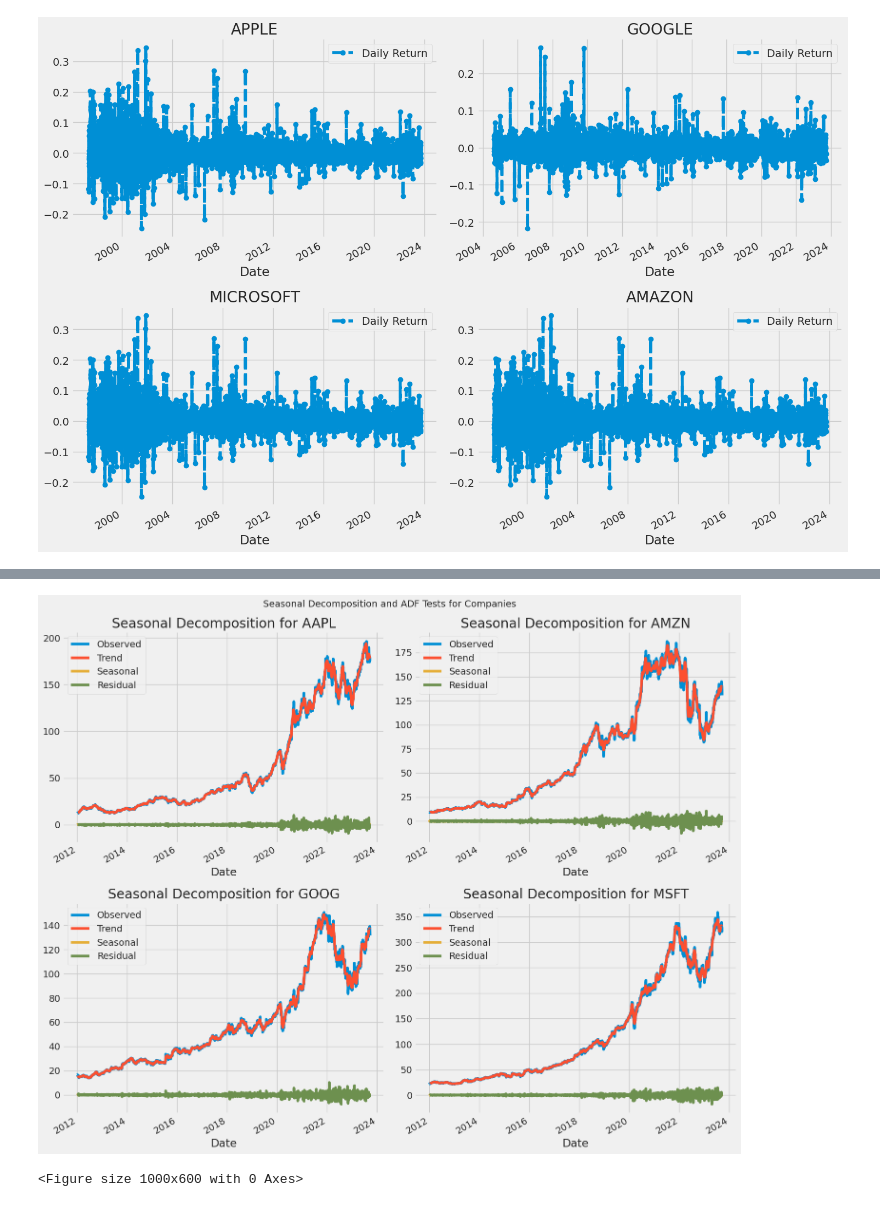
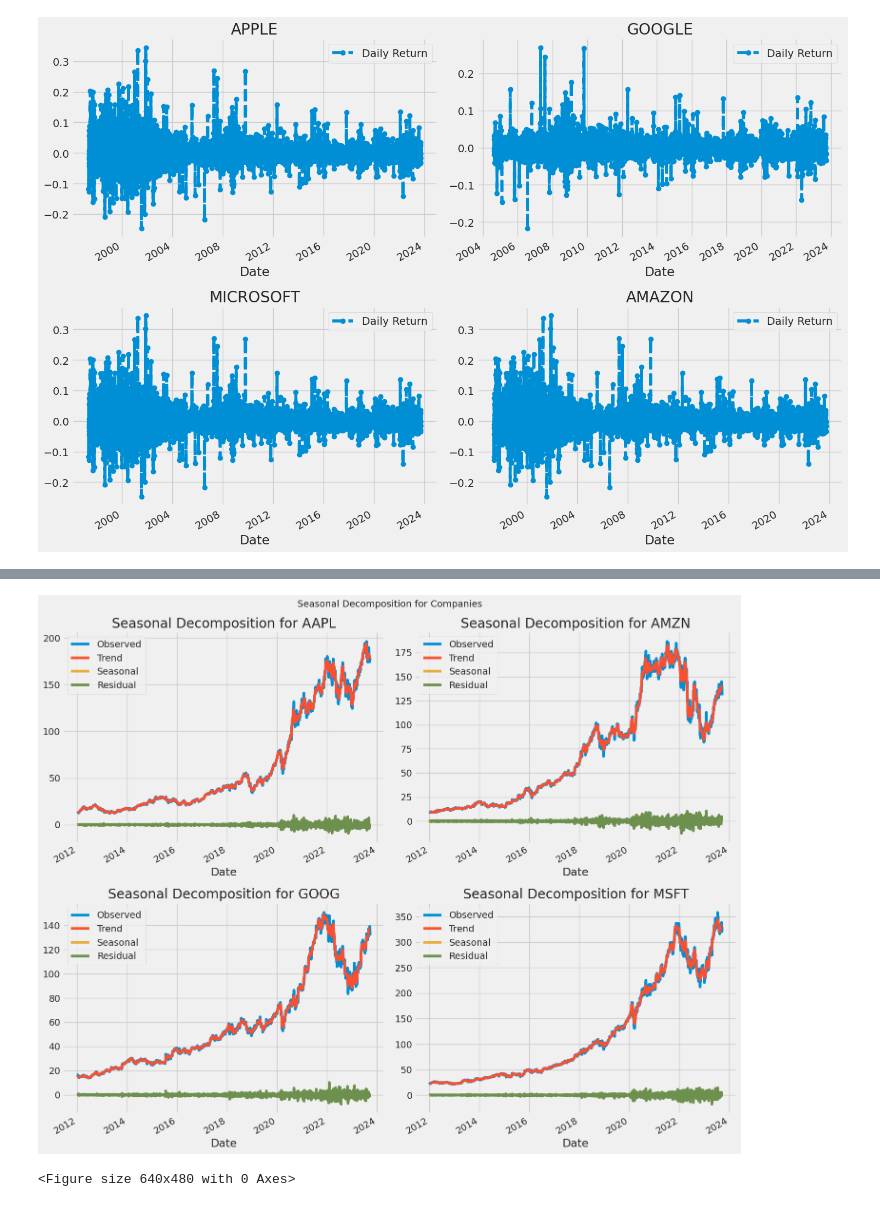
Before and after one commit to mebi-ali/time_series_forecast, a Jupyter notebook: src/notebooks/getting_started_with_time_series.ipynb, the cells around one changed output, grey strips where cells are left out. Drawn from its saved outputs; the diff is of its cells as text; code cells hidden in the pictures.

```diff
--- a/src/notebooks/getting_started_with_time_series.ipynb
+++ b/src/notebooks/getting_started_with_time_series.ipynb
@@ -146,3 +140,6 @@ Dataset (row,col): (4208047, 6)
+# %%
+## Remove 17154 duplicates
+data = data.drop_duplicates()
 # %%
 # check column types
 data.info()
@@ -192,7 +194,7 @@ plt.subplots_adjust(top=1.25, bottom=1.2)
 for i, company in enumerate(COMMON_COMPANIES, 1):
     plt.subplot(2, 2, i)
     data[data['Company'] == company]['Close'].plot(color='red', )
-    plt.ylabel('Close')
+    plt.ylabel('Close Price ($)')
     plt.xlabel(None)
     plt.title(f"Closing Price of {COMMON_COMPANIES[i - 1]}")
 plt.tight_layout()
@@ -375,32 +514,32 @@ df_close
 # %%
-
+#To separate the trend and the seasonality from a time series,
 def apply_seasonal_decompose(df):
 
     n_companies = len(df.groupby('Company'))
     rows, cols = (n_companies // 2) + (n_companies % 2 != 0), 2
     fig, axes = plt.subplots(rows, cols, figsize=(15, rows * 6))
 
     for company_index, (company, group) in enumerate(df.groupby('Company')):
         row, col = divmod(company_index, cols)
 
         # Seasonal Decomposition
         decomposition = seasonal_decompose(group['Close'], model='additive', period=12)
 
         # Plot components
         decomposition.observed.plot(ax=axes[row, col], label='Observed')
         decomposition.trend.plot(ax=axes[row, col], label='Trend')
         decomposition.seasonal.plot(ax=axes[row, col], label='Seasonal')
         decomposition.resid.plot(ax=axes[row, col], label='Residual')
         axes[row, col].set_title(f"Seasonal Decomposition for {company}")
         axes[row, col].legend()
 
-    fig.suptitle('Seasonal Decomposition and ADF Tests for Companies', fontsize=14)
+    fig.suptitle('Seasonal Decomposition for Companies', fontsize=14)
     plt.tight_layout()
     plt.show()
     save_figs("fig_1f.png")
 
 
 apply_seasonal_decompose(df_close)
 # %% [output]
-[figure, old version]
+[figure, new version]
-<Figure size 1000x600 with 0 Axes>
+<Figure size 640x480 with 0 Axes>
```
Also changed, not shown: parts of 35 cells of this notebook, 4 other files.
